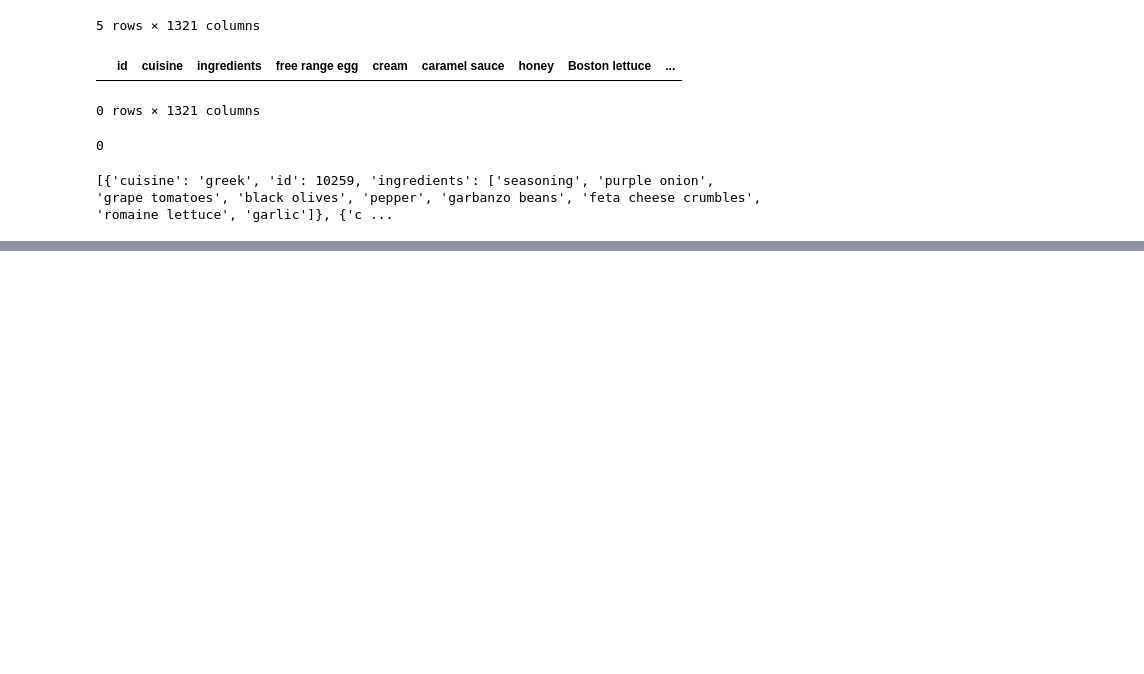
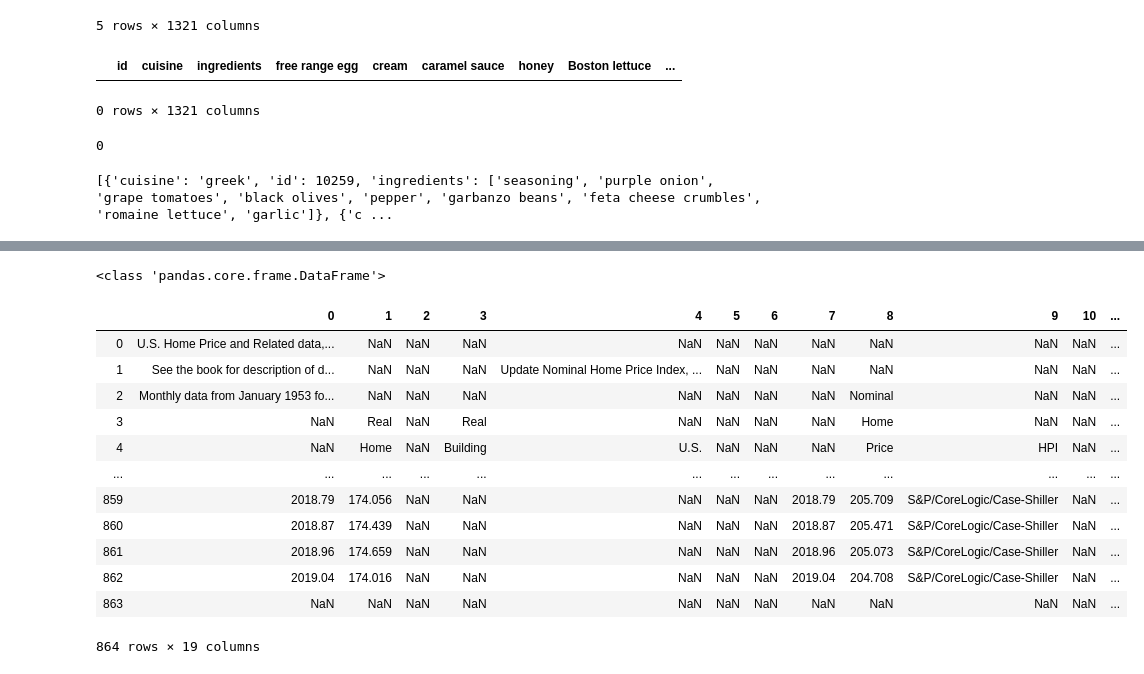
Before and after one commit to islonik/ds, a Jupyter notebook: notebooks/b8.ipynb, the cells around one changed output, grey strips where cells are left out. Saved outputs shown, nothing was run; the diff lists cells and outputs as text; code cells hidden in the pictures; blank space fills up the shorter version.

```diff
--- a/notebooks/b8.ipynb
+++ b/notebooks/b8.ipynb
@@ -254,0 +272,31 @@ with open("json/new_recipes.json", "w") as write_file:
+# %%
+# Если pandas отображает не все столбцы при выводе данных, вы можете воспользоваться следующим методом,
+# чтобы выводить все столбцы:
+pd.set_option('display.max_columns', None)
+# %%
+# Когда это может пригодиться? Например, если мы принимаем файл в одном месте программы, а используем в другом.
+# Это может оптимизировать затрачиваемое время, если мы не знаем заранее, когда будем использовать
+# содержимое файла. Ещё один случай:   в файле есть несколько страниц и нам не нужны все эти страницы сразу.
+# Если мы будем читать страницы порознь с помощью read_excel и передавать в этот метод путь к файлу,
+# мы будем каждый раз загружать этот файл в память. Когда данных много, это заполнит вашу оперативную память.
+# В случае с ExcelFile мы прочитаем файл один раз и потом будем только подгружать необходимые страницы.
+
+data_file = pd.ExcelFile('excel/Fig3-1.xls')
+data = pd.read_excel(data_file, header=None)
+print(type(data))
+data
+# %% [output]
+<class 'pandas.core.frame.DataFrame'>
+|  | 0 | 1 | 2 | 3 | 4 | 5 | 6 | 7 | 8 | 9 | 10 | ... |
+| 0 | U.S. Home Price and Related data,... | NaN | NaN | NaN | NaN | NaN | NaN | NaN | NaN | NaN | NaN | ... |
+| 1 | See the book for description of d... | NaN | NaN | NaN | Update Nominal Home Price Index, ... | NaN | NaN | NaN | NaN | NaN | NaN | ... |
+| 2 | Monthly data from January 1953 fo... | NaN | NaN | NaN | NaN | NaN | NaN | NaN | Nominal | NaN | NaN | ... |
+| 3 | NaN | Real | NaN | Real | NaN | NaN | NaN | NaN | Home | NaN | NaN | ... |
+| 4 | NaN | Home | NaN | Building | U.S. | NaN | NaN | NaN | Price | HPI | NaN | ... |
+| ... | ... | ... | ... | ... | ... | ... | ... | ... | ... | ... | ... | ... |
+| 859 | 2018.79 | 174.056 | NaN | NaN | NaN | NaN | NaN | 2018.79 | 205.709 | S&P/CoreLogic/Case-Shiller | NaN | ... |
+| 860 | 2018.87 | 174.439 | NaN | NaN | NaN | NaN | NaN | 2018.87 | 205.471 | S&P/CoreLogic/Case-Shiller | NaN | ... |
+| 861 | 2018.96 | 174.659 | NaN | NaN | NaN | NaN | NaN | 2018.96 | 205.073 | S&P/CoreLogic/Case-Shiller | NaN | ... |
+| 862 | 2019.04 | 174.016 | NaN | NaN | NaN | NaN | NaN | 2019.04 | 204.708 | S&P/CoreLogic/Case-Shiller | NaN | ... |
+| 863 | NaN | NaN | NaN | NaN | NaN | NaN | NaN | NaN | NaN | NaN | NaN | ... |
+864 rows × 19 columns
```
Also changed, not shown: parts of 20 cells of this notebook, 3 other files.
